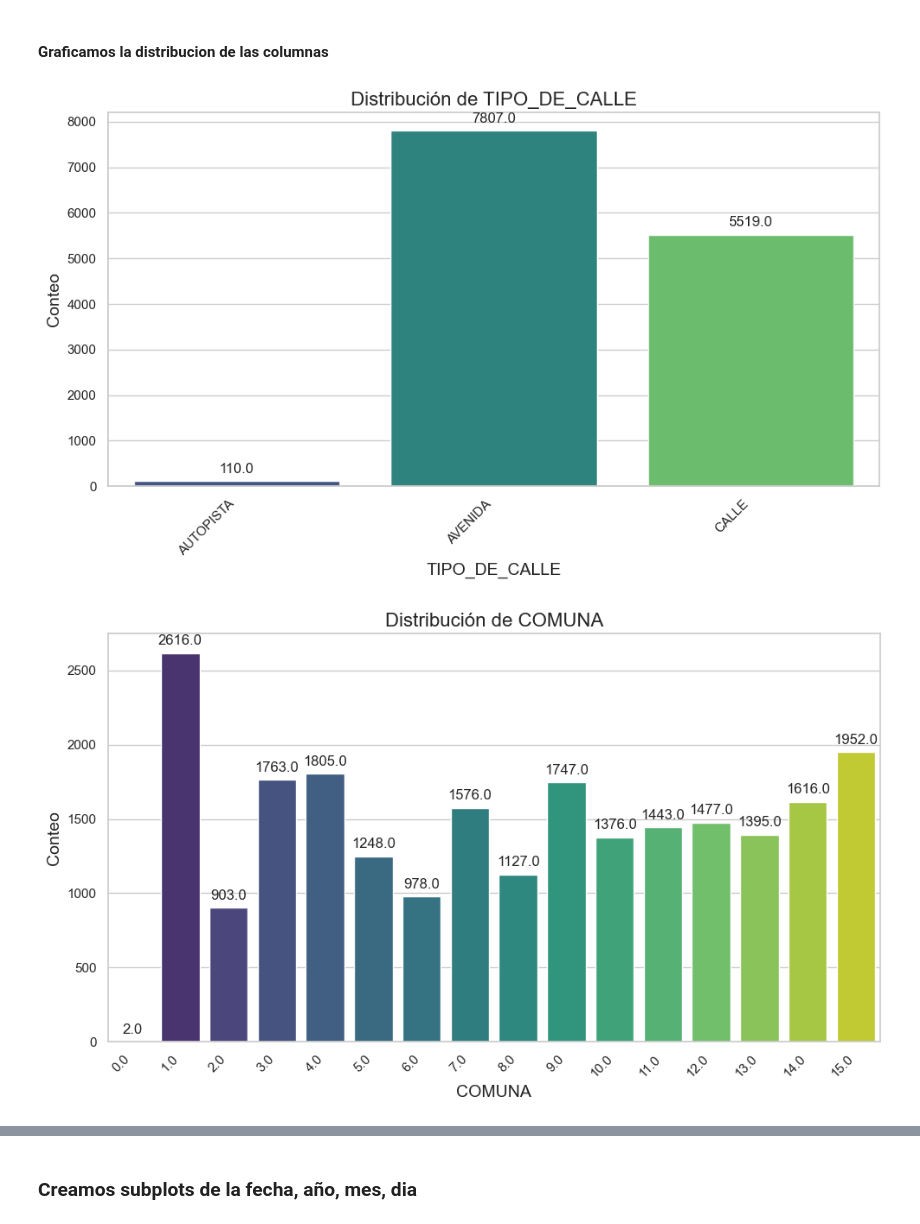
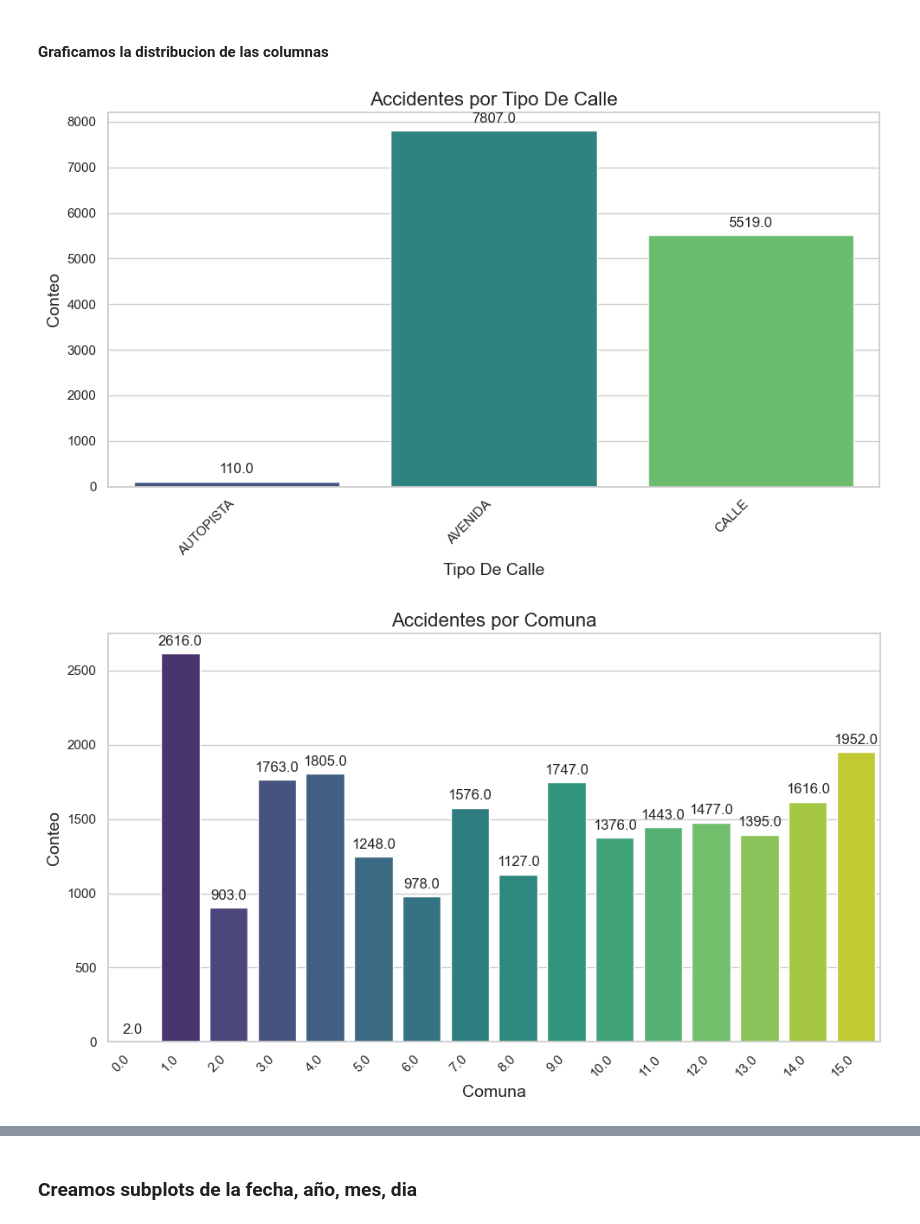
Before and after one commit to capitanfeeder/DataAnalytics_Accidentes_en_CABA, a Jupyter notebook: 2-EDA.ipynb, the cells around one changed output, grey strips where cells are left out. Saved outputs shown, nothing was run; the diff lists cells and outputs as text; code cells hidden in the pictures.

```diff
--- a/2-EDA.ipynb
+++ b/2-EDA.ipynb
@@ -92,31 +92,32 @@ columnas1 = ["TIPO_DE_CALLE","COMUNA","VEHICULO_VICTIMA","VEHICULO_ACUSADO","N_V
 # %%
 # Configuración de estilo de Seaborn para una apariencia más elegante
 sns.set(style="whitegrid")
 
 # Iteramos sobre las columnas y creamos un gráfico para cada una
 for col in columnas1:
     # Creamos una figura y ejes
     fig, ax = plt.subplots(figsize=(10, 6))
 
     # Utilizamos Seaborn para mejorar el estilo del gráfico de barras
     sns.countplot(x=col, data=accidentes, palette="viridis", hue=col, legend=False)
 
     # Configuramos título y etiquetas
-    plt.title("Distribución de " + str(col), fontsize=16)
-    plt.xlabel(col, fontsize=14)
+    # Personalizamos el título para que refleje la información deseada
+    plt.title("Accidentes por " + col.replace("_", " ").title(), fontsize=16)
+    plt.xlabel(col.replace("_", " ").title(), fontsize=14)
     plt.ylabel("Conteo", fontsize=14)
 
     # Añadimos etiquetas a las barras
     for p in ax.patches:
         ax.annotate(f'{p.get_height()}', (p.get_x() + p.get_width() / 2., p.get_height()),
                     ha='center', va='center', xytext=(0, 10), textcoords='offset points')
 
     # Ajustamos el diseño para una mejor legibilidad
     plt.xticks(rotation=45, ha="right")
     plt.tight_layout()
 
     # Mostrar el gráfico
     plt.show()
 # %% [output]
-[figure, old version]
+[figure, new version]
-[figure, old version]
+[figure, new version]
```
Also changed, not shown: parts of 1 cell of this notebook.
